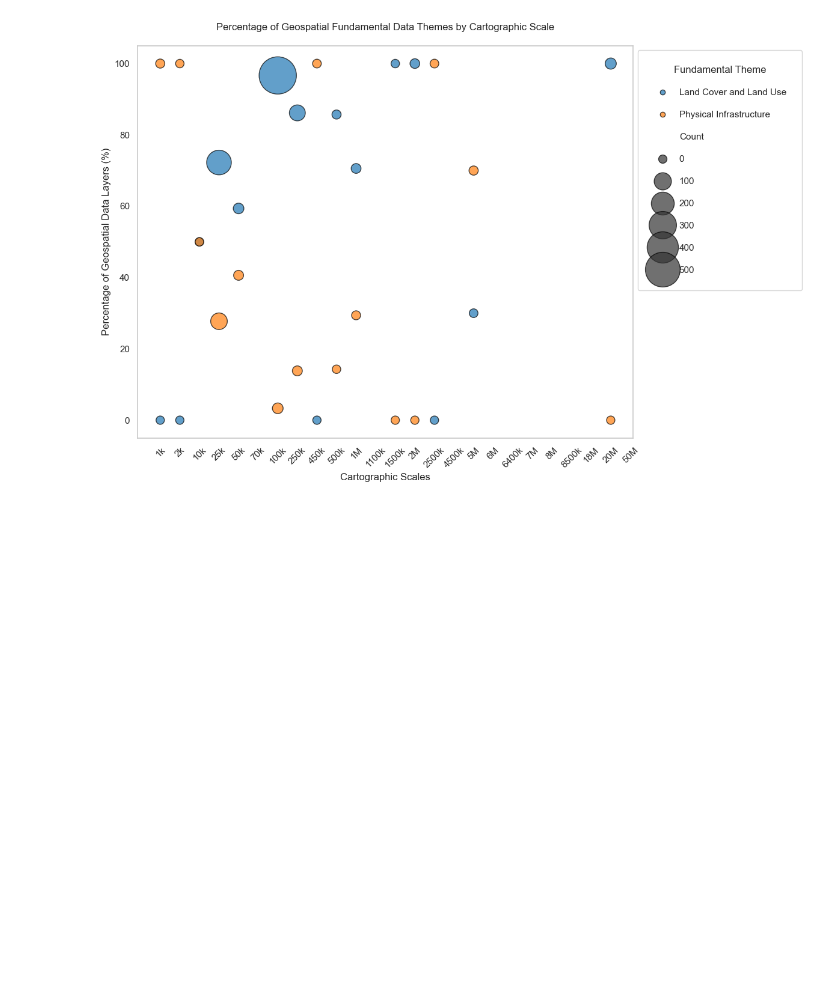
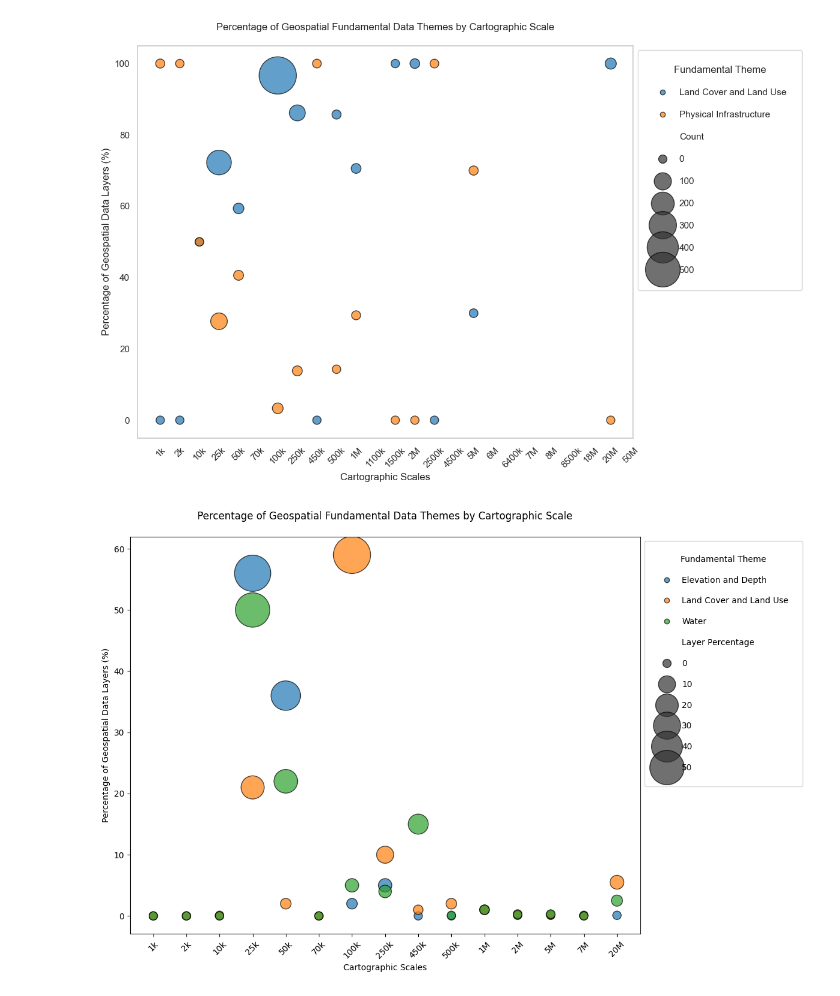
Before and after one commit to darlanmnunes/INDE_UN-GGIM_Themes, a Jupyter notebook: notebooks/Jnotebook_inde_unggim_v3.ipynb, the cells around one changed output. Cells and saved outputs as stored; diff of their text form; code cells hidden in the pictures; blank space fills up the shorter version.

```diff
--- a/notebooks/Jnotebook_inde_unggim_v3.ipynb
+++ b/notebooks/Jnotebook_inde_unggim_v3.ipynb
@@ -1273,3 +1285,71 @@ display(selector, button)
 SelectMultiple(description='Themes:', index=(1, 5), layout=Layout(height='270px', width='300px'), options=('Wa…
 [interactive output not drawn]
 [figure]
+# %%
+import pandas as pd
+import seaborn as sns
+from matplotlib import pyplot as plt
+
+# Simulação dos dados (baseado nos exemplos fornecidos)
+data = {
+    'escala': ['1k', '2k', '10k', '25k', '50k', '70k', '100k', '250k', '450k', '500k',
+               '1M', '2M', '5M', '7M', '20M'],
+    'Elevation and Depth': [0, 0, 0, 56, 36, 0, 2, 5, 0, 0, 1, 0.1, 0.1, 0.1, 0.1],
+    'Land Cover and Land Use': [0, 0, 0.1, 21, 2, 0, 59, 10, 1, 2, 1, 0.3, 0.2, 0, 5.5],
+    'Water': [0, 0, 0, 50, 22, 0, 5, 4, 15, 0.1, 1, 0.2, 0.3, 0, 2.5]
+}
+
+# Criar DataFrame
+df = pd.DataFrame(data)
+
+# Transformar o DataFrame para o formato longo (long format) para usar com seaborn
+df_long = df.melt(id_vars='escala', var_name='tema_fundamental', value_name='Layer Percentage')
+
+# Ordem das escalas
+scale_order = ['1k', '2k', '10k', '25k', '50k', '70k', '100k', '250k', '450k', '500k',
+               '1M', '2M', '5M', '7M', '20M']
+
+# Ajustar a ordem das escalas
+df_long['escala'] = pd.Categorical(df_long['escala'], categories=scale_order, ordered=True)
+
+# Criar o gráfico
+plt.figure(figsize=(12, 8))
+bubble = sns.scatterplot(
+    data=df_long,
+    x='escala',
+    y='Layer Percentage',
+    size='Layer Percentage',
+    sizes=(100, 2000),
+    hue='tema_fundamental',
+    alpha=0.7,
+    edgecolor='black',
+    linewidth=1,
+    palette='tab10'
+)
+
+# Títulos e rótulos
+plt.title('Percentage of Geospatial Fundamental Data Themes by Cartographic Scale\n')
+plt.xlabel('Cartographic Scales')
+plt.ylabel('Percentage of Geospatial Data Layers (%)')
+plt.xticks(rotation=45)
+plt.grid(False)
+
+# Ajustar a legenda
+handles, labels = bubble.get_legend_handles_labels()
+plt.legend(
+    handles=handles[1:],  # Remover a primeira entrada da legenda (tamanho dos círculos)
+    labels=labels[1:],
+    title='Fundamental Theme',
+    labelspacing=1.5,
+    borderpad=1.7,
+    loc='upper left',
+    bbox_to_anchor=(1, 1)
+)
+
+# Layout ajustado
+plt.tight_layout()
+
+# Exibir o gráfico
+plt.show()
+# %% [output]
+[figure, added]
```
Also changed, not shown: parts of 3 cells of this notebook.
